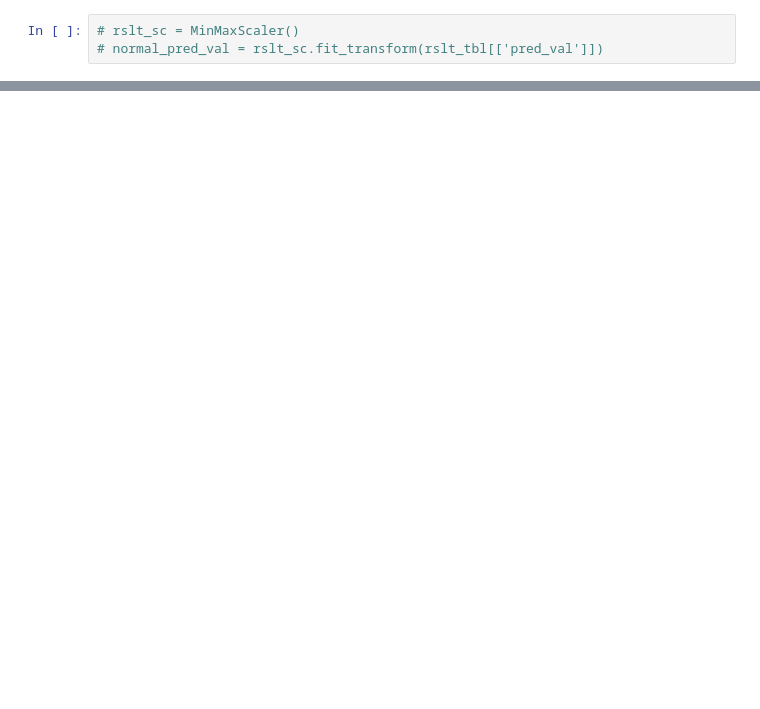
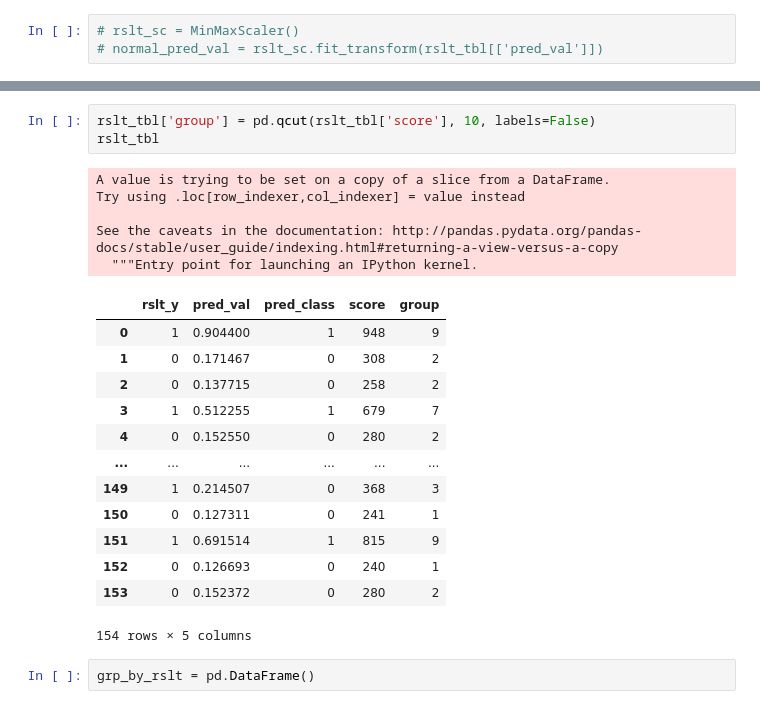
Before and after one commit to HyunQQ/analysis, a Jupyter notebook: dnn/Keras_dnn_with_hyperparamerter.ipynb, the cells around one changed output, grey strips where cells are left out. Saved outputs shown, nothing was run; the diff lists cells and outputs as text; blank space fills up the shorter version.

```diff
--- a/dnn/Keras_dnn_with_hyperparamerter.ipynb
+++ b/dnn/Keras_dnn_with_hyperparamerter.ipynb
@@ -314,0 +459,24 @@ plt.hist
+# %%
+rslt_tbl['group'] = pd.qcut(rslt_tbl['score'], 10, labels=False)
+rslt_tbl
+# %% [output]
+A value is trying to be set on a copy of a slice from a DataFrame.
+Try using .loc[row_indexer,col_indexer] = value instead
+
+See the caveats in the documentation: http://pandas.pydata.org/pandas-docs/stable/user_guide/indexing.html#returning-a-view-versus-a-copy
+  """Entry point for launching an IPython kernel.
+|  | rslt_y | pred_val | pred_class | score | group |
+| 0 | 1 | 0.904400 | 1 | 948 | 9 |
+| 1 | 0 | 0.171467 | 0 | 308 | 2 |
+| 2 | 0 | 0.137715 | 0 | 258 | 2 |
+| 3 | 1 | 0.512255 | 1 | 679 | 7 |
+| 4 | 0 | 0.152550 | 0 | 280 | 2 |
+| ... | ... | ... | ... | ... | ... |
+| 149 | 1 | 0.214507 | 0 | 368 | 3 |
+| 150 | 0 | 0.127311 | 0 | 241 | 1 |
+| 151 | 1 | 0.691514 | 1 | 815 | 9 |
+| 152 | 0 | 0.126693 | 0 | 240 | 1 |
+| 153 | 0 | 0.152372 | 0 | 280 | 2 |
+154 rows × 5 columns
+# %%
+grp_by_rslt = pd.DataFrame()
```
Also changed, not shown: parts of 37 cells of this notebook, 1 other file.
